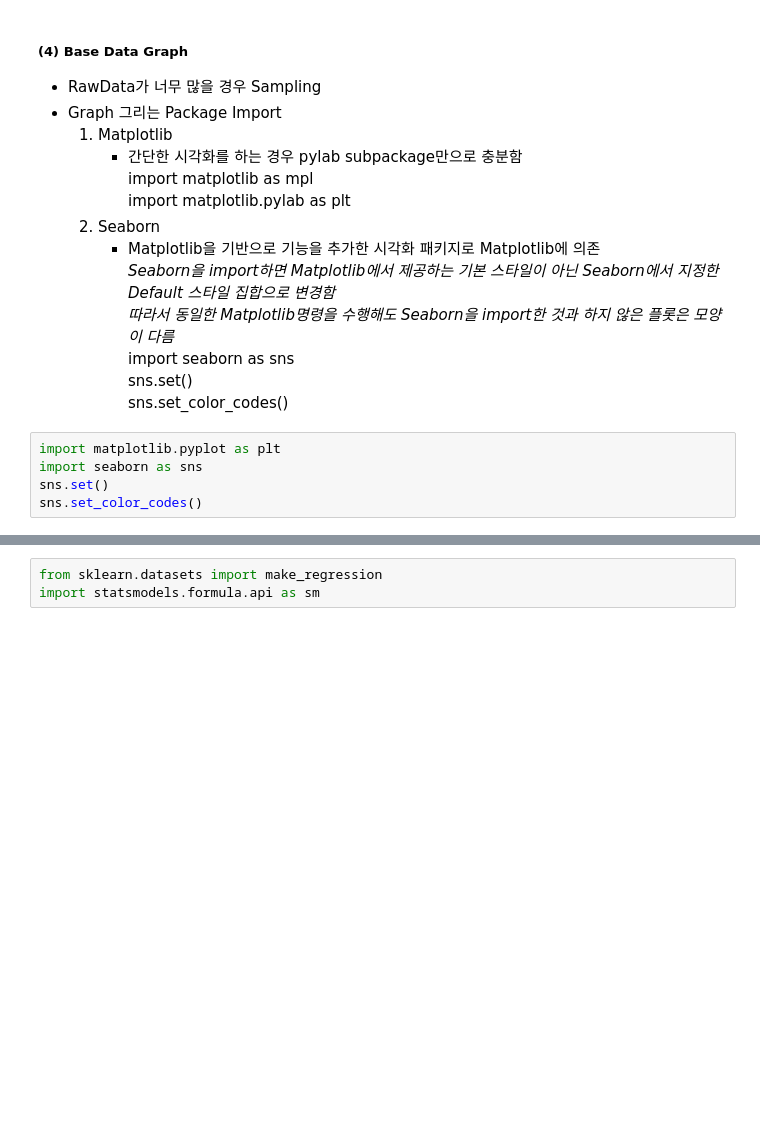
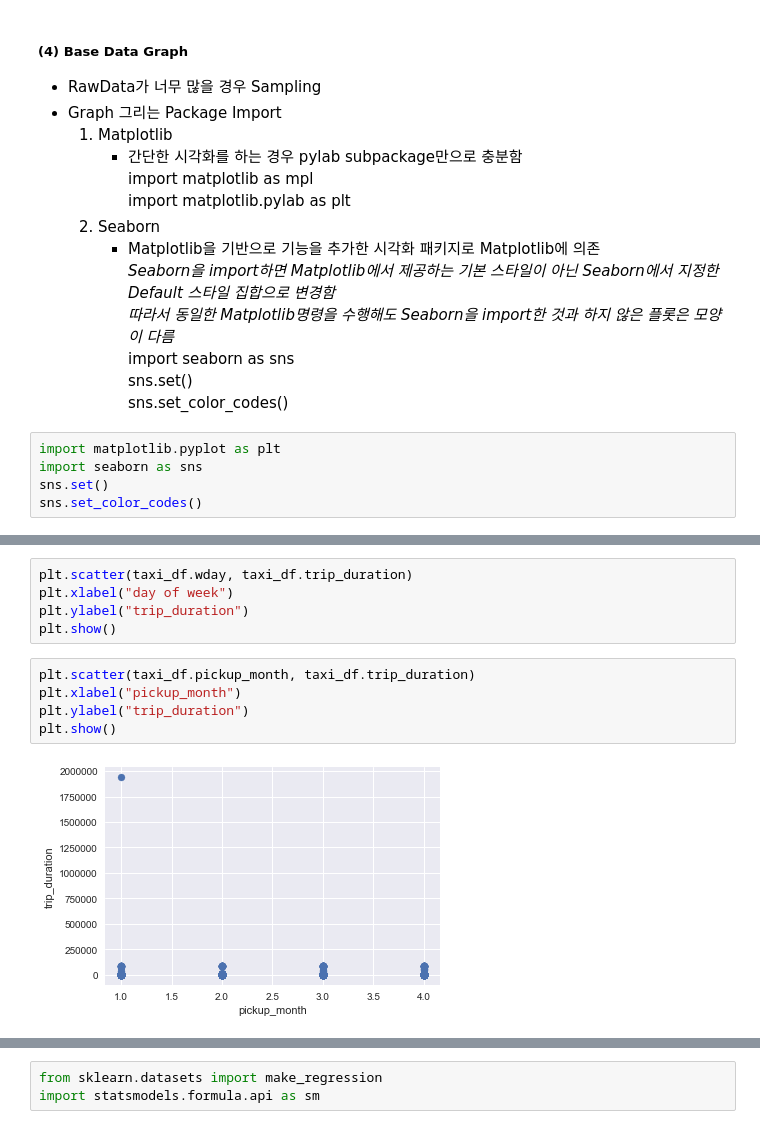
Before and after one commit to GIMINSU/nyc_taxi, a Jupyter notebook: nyc_taxi.ipynb, the cells around one changed output, grey strips where cells are left out. Cells and saved outputs as stored; diff of their text form; blank space fills up the shorter version.

```diff
--- a/nyc_taxi.ipynb
+++ b/nyc_taxi.ipynb
@@ -311,0 +253,12 @@ sns.set_color_codes()
+# %%
+plt.scatter(taxi_df.wday, taxi_df.trip_duration)
+plt.xlabel("day of week")
+plt.ylabel("trip_duration")
+plt.show()
+# %%
+plt.scatter(taxi_df.pickup_month, taxi_df.trip_duration)
+plt.xlabel("pickup_month")
+plt.ylabel("trip_duration")
+plt.show()
+# %% [output]
+[figure, added]
```
Also changed, not shown: parts of 71 cells of this notebook.
